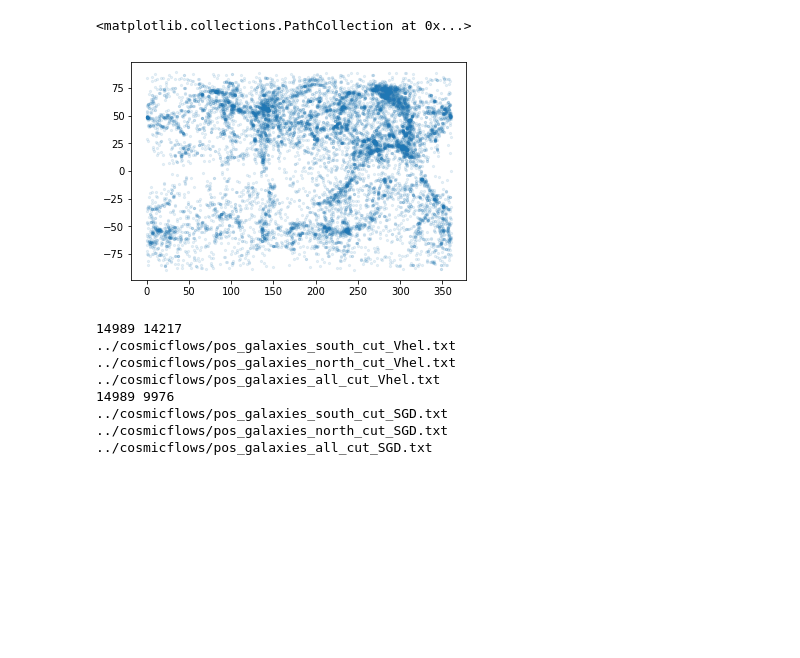
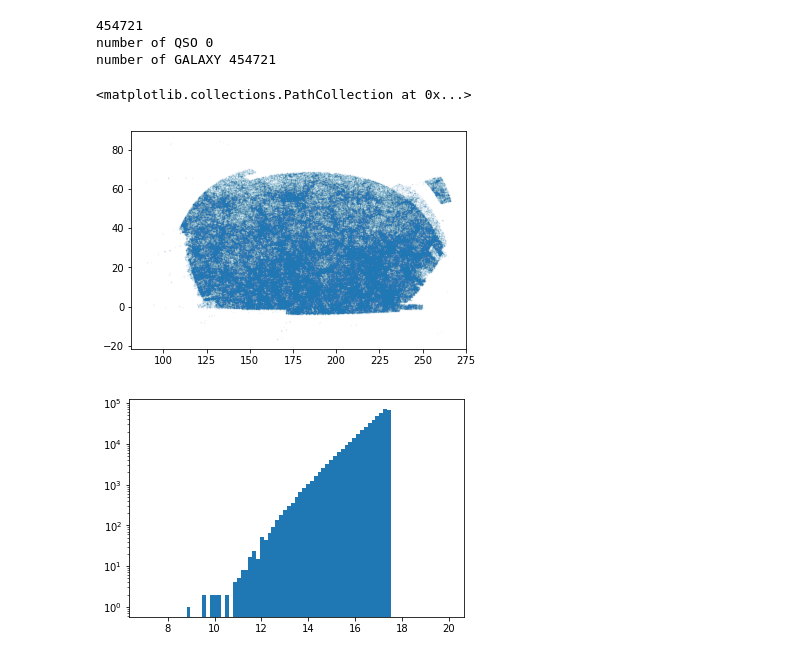
Before and after one commit to forero/cosmo_datasets, a Jupyter notebook: code/explore_sdss.ipynb, the cells around one changed output. Saved outputs shown, nothing was run; the diff lists cells and outputs as text; code cells hidden in the pictures; blank space fills up the shorter version.

```diff
--- a/code/explore_sdss.ipynb
+++ b/code/explore_sdss.ipynb
@@ -47,5 +8,0 @@ plt.scatter(obs_groups['D_i'], obs_groups['Vhel'], c=obs_groups['K_t'], s=1.0)
-# %%
-plt.scatter(obs_groups['GLong'], obs_groups['GLat'], alpha=0.1, s=5.0)
-# %% [output]
-<matplotlib.collections.PathCollection at 0x...>
-[figure, removed]
@@ -104,12 +9,18 @@ def write_data(obs_groups, cut_name='Vhel', cut_value=3500):
-# %%
-write_data(obs_groups, cut_name='Vhel', cut_value=3500)
-write_data(obs_groups, cut_name='SGD', cut_value=35)
-# %% [output]
-14989 14217
-../cosmicflows/pos_galaxies_south_cut_Vhel.txt
-../cosmicflows/pos_galaxies_north_cut_Vhel.txt
-../cosmicflows/pos_galaxies_all_cut_Vhel.txt
-14989 9976
-../cosmicflows/pos_galaxies_south_cut_SGD.txt
-../cosmicflows/pos_galaxies_north_cut_SGD.txt
-../cosmicflows/pos_galaxies_all_cut_SGD.txt
+# %%
+data = Table.read("../sdss_dr15/raw/skyserver_results.fits")
+print(len(data))
+print('number of QSO', len(data[data['class']=='QSO']))
+print('number of GALAXY', len(data[data['class']=='GALAXY']))
+ii_gal = data['class']=='GALAXY'
+gal_data = data[ii_gal]
+plt.scatter(gal_data['ra'], gal_data['dec'], alpha=0.1, s=0.1)
+# %% [output]
+454721
+number of QSO 0
+number of GALAXY 454721
+<matplotlib.collections.PathCollection at 0x...>
+[figure, added]
+# %%
+_ = plt.hist(gal_data['r'], bins=np.linspace(7,20,80), log=True)
+# %% [output]
+[figure, added]
```
Also changed, not shown: parts of 14 cells of this notebook.
